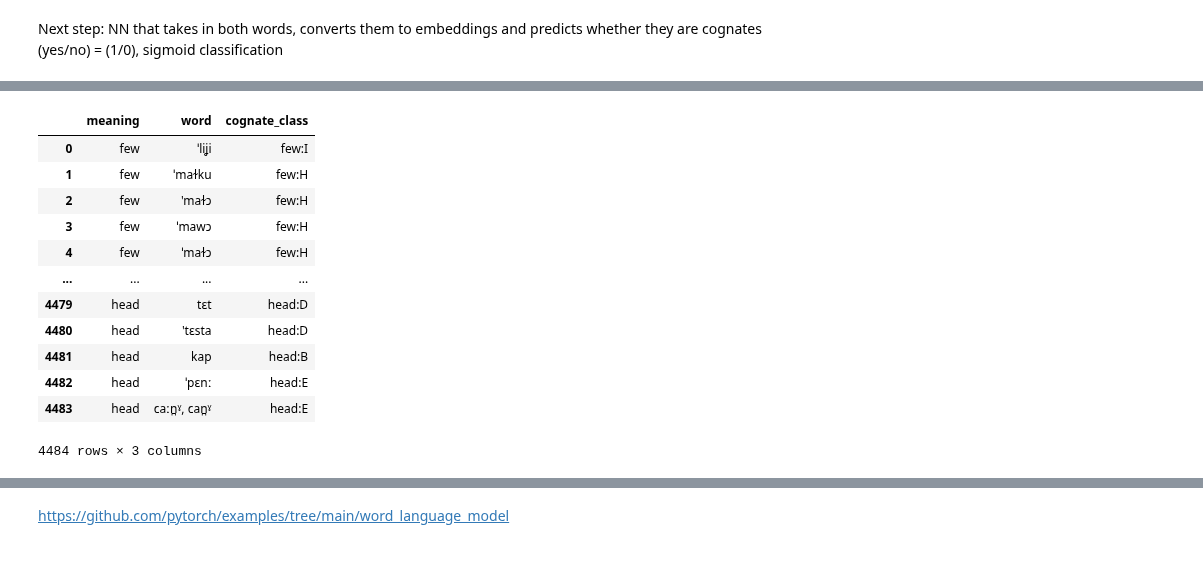
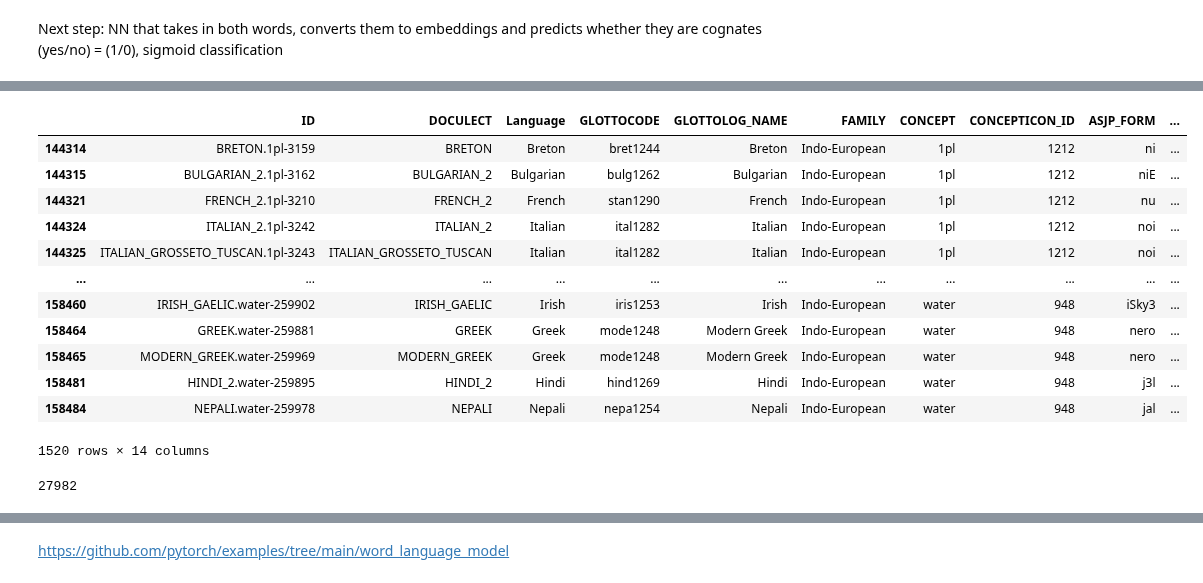
Before and after one commit to LeifMessinger/Cognates, a Jupyter notebook: CognateClassifier_LeifIoanna.ipynb, the cells around one changed output, grey strips where cells are left out. Cells and saved outputs as stored; diff of their text form; code cells hidden in the pictures.

Commit message:
GLED data

```diff
--- a/CognateClassifier_LeifIoanna.ipynb
+++ b/CognateClassifier_LeifIoanna.ipynb
@@ -335,13 +258,31 @@ class SimplePairNN(nn.Module):
+# %%
+df = pd.read_csv("data/gled.tsv", delimiter="\t")
+
+df.rename(columns={'LANGUAGE_NAME': 'Language'}, inplace=True)
+
+df['Language'] = df['Language'].str.replace('Modern Greek', 'Greek', regex=False)
+
+df = df[df['Language'].isin(languages)]
+
+#df.dropna(subset=["COGSET"], inplace=True) All of them have a cogset
+
+df
+# %% [output]
+|  | ID | DOCULECT | Language | GLOTTOCODE | GLOTTOLOG_NAME | FAMILY | CONCEPT | CONCEPTICON_ID | ASJP_FORM | ... |
+| 144314 | BRETON.1pl-3159 | BRETON | Breton | bret1244 | Breton | Indo-European | 1pl | 1212 | ni | ... |
+| 144315 | BULGARIAN_2.1pl-3162 | BULGARIAN_2 | Bulgarian | bulg1262 | Bulgarian | Indo-European | 1pl | 1212 | niE | ... |
+| 144321 | FRENCH_2.1pl-3210 | FRENCH_2 | French | stan1290 | French | Indo-European | 1pl | 1212 | nu | ... |
+| 144324 | ITALIAN_2.1pl-3242 | ITALIAN_2 | Italian | ital1282 | Italian | Indo-European | 1pl | 1212 | noi | ... |
+| 144325 | ITALIAN_GROSSETO_TUSCAN.1pl-3243 | ITALIAN_GROSSETO_TUSCAN | Italian | ital1282 | Italian | Indo-European | 1pl | 1212 | noi | ... |
+| ... | ... | ... | ... | ... | ... | ... | ... | ... | ... | ... |
+| 158460 | IRISH_GAELIC.water-259902 | IRISH_GAELIC | Irish | iris1253 | Irish | Indo-European | water | 948 | iSky3 | ... |
+| 158464 | GREEK.water-259881 | GREEK | Greek | mode1248 | Modern Greek | Indo-European | water | 948 | nero | ... |
+| 158465 | MODERN_GREEK.water-259969 | MODERN_GREEK | Greek | mode1248 | Modern Greek | Indo-European | water | 948 | nero | ... |
+| 158481 | HINDI_2.water-259895 | HINDI_2 | Hindi | hind1269 | Hindi | Indo-European | water | 948 | j3l | ... |
+| 158484 | NEPALI.water-259978 | NEPALI | Nepali | nepa1254 | Nepali | Indo-European | water | 948 | jal | ... |
+1520 rows × 14 columns
 # %%
-import pandas as pd
-
-df = pd.read_csv("data/ielexData.csv")
-import pandas as pd
-from itertools import combinations
-
-df = pd.read_csv("data/ielexData.csv")
-
-df = df[['Meaning', 'Phonological Form', 'cc']].dropna()
+df = df[['CONCEPT', 'FORM', 'COGSET']].dropna()
 df.columns = ['meaning', 'word', 'cognate_class']
 
 pairs = []
@@ -351,21 +292,11 @@ for _, group in df.groupby('meaning'):
     for w1, w2 in combinations(entries, 2):
         word1 = str(w1['word'])
         word2 = str(w2['word'])
+        if(word1 == word2):
+            continue
         label = int(w1['cognate_class'] == w2['cognate_class'])
         pairs.append((word1, word2, label))
-
-df
-# %% [output]
-|  | meaning | word | cognate_class |
-| 0 | few | ˈliʝi | few:I |
-| 1 | few | ˈmaɫku | few:H |
-| 2 | few | 'maɫɔ | few:H |
-| 3 | few | ˈmawɔ | few:H |
-| 4 | few | ˈmaɫɔ | few:H |
-| ... | ... | ... | ... |
-| 4479 | head | tɛt | head:D |
-| 4480 | head | 'tɛsta | head:D |
-| 4481 | head | kap | head:B |
-| 4482 | head | ˈpɛnː | head:E |
-| 4483 | head | caːn̪ˠ, can̪ˠ | head:E |
-4484 rows × 3 columns
+# %%
+len(pairs)
+# %% [output]
+27982
```
Also changed, not shown: parts of 14 cells of this notebook, 1 other file.
